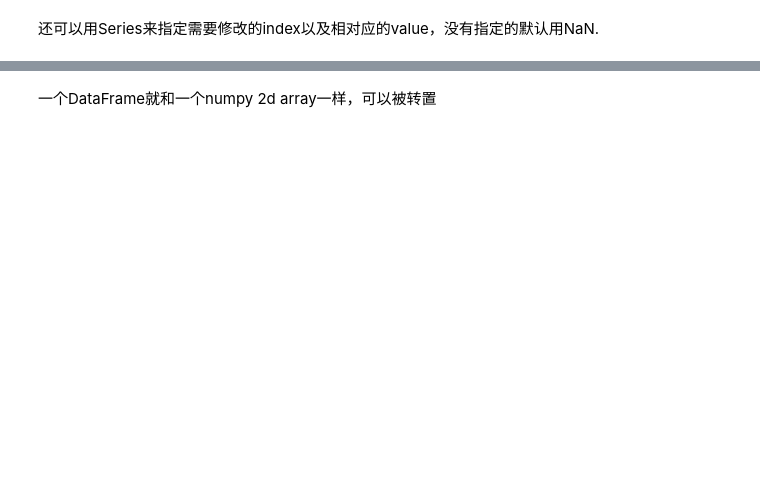
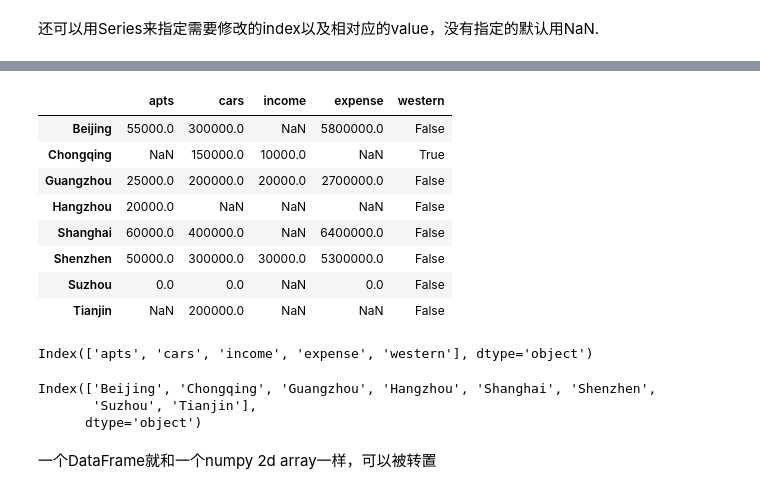
Before and after one commit to ZeweiChu/julyedu-python-datascience, a Jupyter notebook: pandas/pandas-dataframe-student.ipynb, the cells around one changed output, grey strips where cells are left out. Saved outputs shown, nothing was run; the diff lists cells and outputs as text; code cells hidden in the pictures; blank space fills up the shorter version.

```diff
--- a/pandas/pandas-dataframe-student.ipynb
+++ b/pandas/pandas-dataframe-student.ipynb
@@ -69,2 +273,24 @@ iloc方法可以用数字选中行
+# %%
+df
+# %% [output]
+|  | apts | cars | income | expense | western |
+| Beijing | 55000.0 | 300000.0 | NaN | 5800000.0 | False |
+| Chongqing | NaN | 150000.0 | 10000.0 | NaN | True |
+| Guangzhou | 25000.0 | 200000.0 | 20000.0 | 2700000.0 | False |
+| Hangzhou | 20000.0 | NaN | NaN | NaN | False |
+| Shanghai | 60000.0 | 400000.0 | NaN | 6400000.0 | False |
+| Shenzhen | 50000.0 | 300000.0 | 30000.0 | 5300000.0 | False |
+| Suzhou | 0.0 | 0.0 | NaN | 0.0 | False |
+| Tianjin | NaN | 200000.0 | NaN | NaN | False |
+# %%
+df.columns
+# %% [output]
+Index(['apts', 'cars', 'income', 'expense', 'western'], dtype='object')
+# %%
+df.index
+# %% [output]
+Index(['Beijing', 'Chongqing', 'Guangzhou', 'Hangzhou', 'Shanghai', 'Shenzhen',
+       'Suzhou', 'Tianjin'],
+      dtype='object')
 # %% [markdown]
 一个DataFrame就和一个numpy 2d array一样，可以被转置
```
Also changed, not shown: parts of 51 cells of this notebook, 2 other files.
